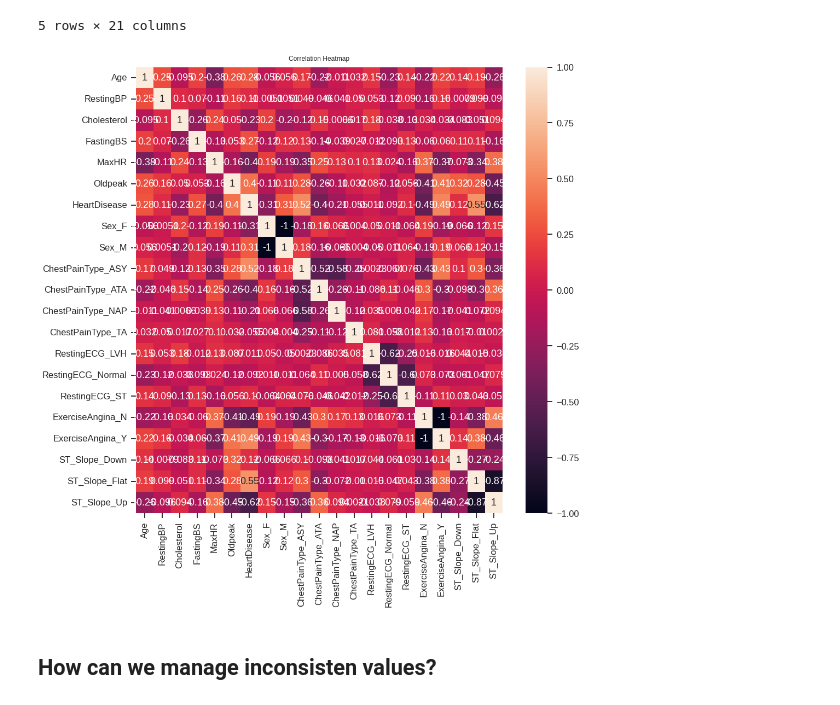
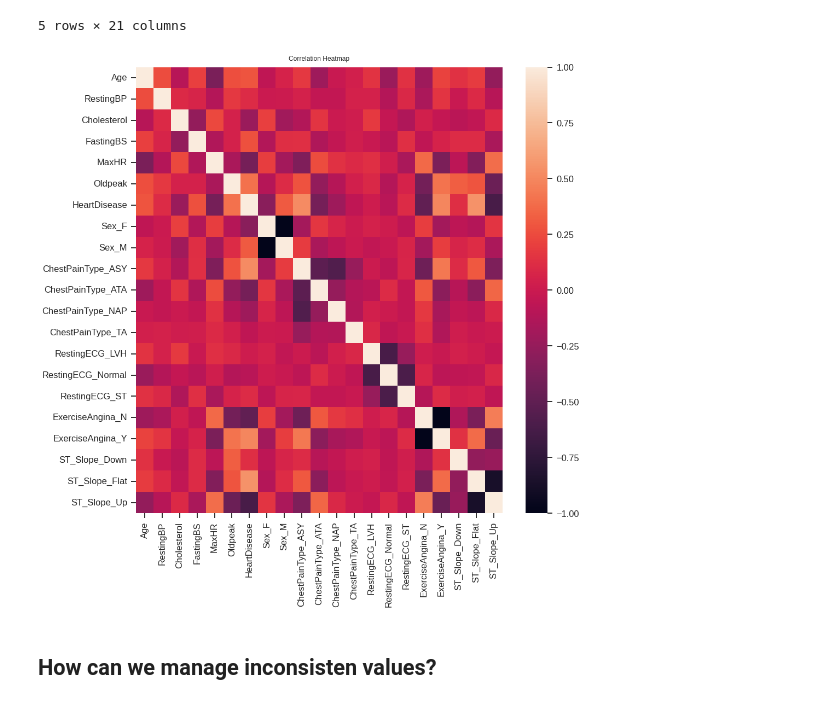
Before and after one commit to MichaelPlug/FDS_Project_HFD, a Jupyter notebook: Project_notebook.ipynb, the cells around one changed output. Saved outputs shown, nothing was run; the diff lists cells and outputs as text; code cells hidden in the pictures.

```diff
--- a/Project_notebook.ipynb
+++ b/Project_notebook.ipynb
@@ -356,13 +315,13 @@ df.head()
 # %%
 fig, ax = plt.subplots(figsize=(15,15))         # Sample figsize in inches
 
 #corr = df.corr()
 #sns.heatmap(corr, annot = True, linewidths=.5, ax=ax)
 
-heatmap = sns.heatmap(df.corr(), vmin=-1, vmax=1, annot=True)
+heatmap = sns.heatmap(df.corr(), vmin=-1, vmax=1, annot=False)
 heatmap.set_title('Correlation Heatmap', fontdict={'fontsize':12}, pad=12);
 # %% [output]
-[figure, old version]
+[figure, new version]
 # %% [markdown]
 ## How can we manage inconsisten values?
 # %% [markdown]
```
Also changed, not shown: parts of 16 cells of this notebook, 1 other file.
